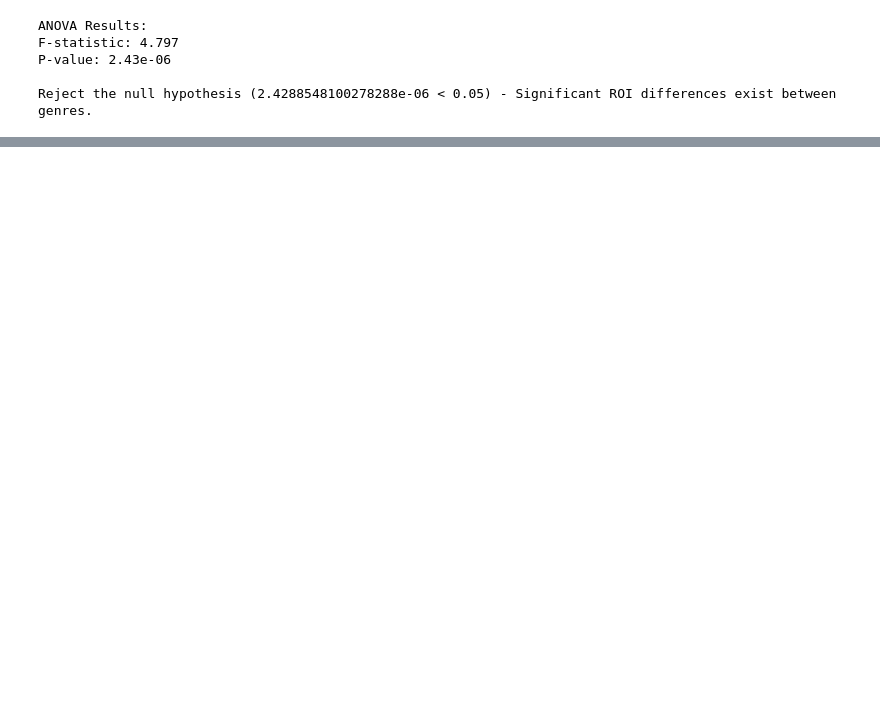
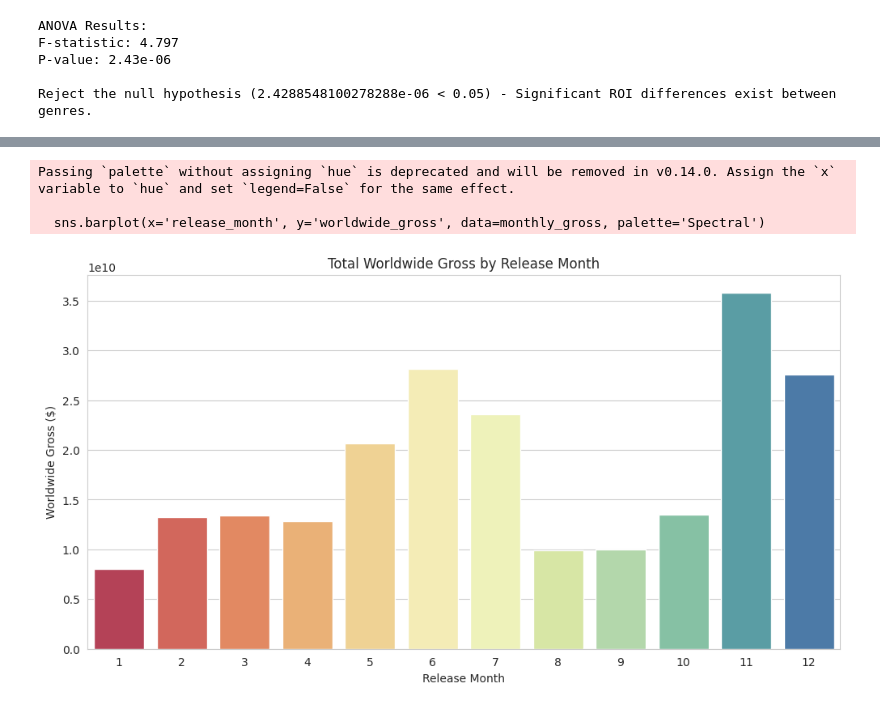
Before and after one commit to CollinsNyatundo/Film-Analysis, a Jupyter notebook: index.ipynb, the cells around one changed output, grey strips where cells are left out. Saved outputs shown, nothing was run; the diff lists cells and outputs as text; code cells hidden in the pictures; blank space fills up the shorter version.

```diff
--- a/index.ipynb
+++ b/index.ipynb
@@ -633,0 +784,16 @@ You should reject the null hypothesis.
+# %%
+# Extracting the month from the release date
+merged_df['release_month'] = merged_df['release_date_x'].dt.month
+monthly_gross = merged_df.groupby('release_month')['worldwide_gross'].sum().reset_index()
+
+plt.figure(figsize=(12,6))
+sns.barplot(x='release_month', y='worldwide_gross', data=monthly_gross, palette='Spectral')
+plt.title('Total Worldwide Gross by Release Month')
+plt.xlabel('Release Month')
+plt.ylabel('Worldwide Gross ($)')
+plt.show()
+# %% [output]
+Passing `palette` without assigning `hue` is deprecated and will be removed in v0.14.0. Assign the `x` variable to `hue` and set `legend=False` for the same effect.
+
+  sns.barplot(x='release_month', y='worldwide_gross', data=monthly_gross, palette='Spectral')
+[figure, added]
```
Also changed, not shown: parts of 67 cells of this notebook.
